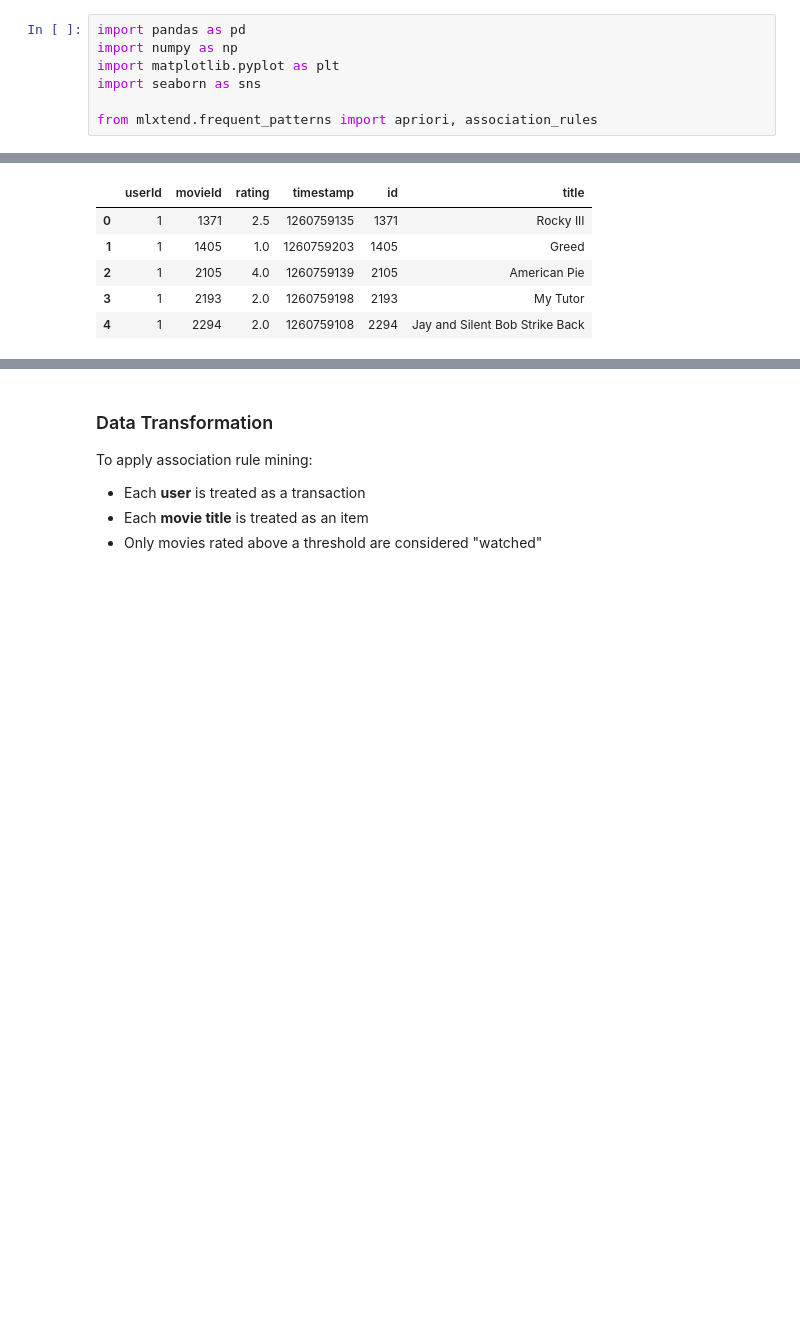
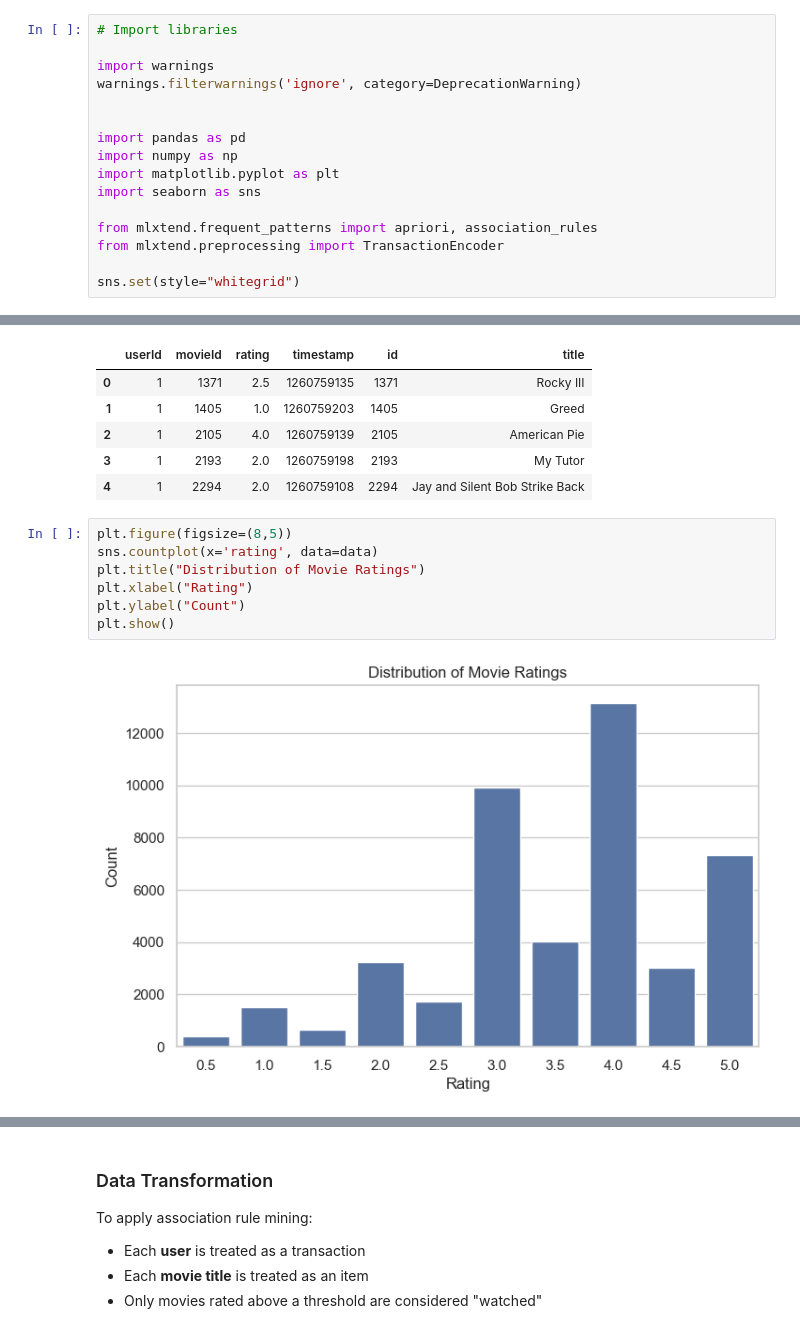
Before and after one commit to CyramaeM/CSC172-AssociationMining-MOCORRO, a Jupyter notebook: notebooks/association_rule_mining.ipynb, the cells around one changed output, grey strips where cells are left out. Cells and saved outputs as stored; diff of their text form; blank space fills up the shorter version.

```diff
--- a/notebooks/association_rule_mining.ipynb
+++ b/notebooks/association_rule_mining.ipynb
@@ -25,10 +48,19 @@ This section sets up the Python environment and required libraries.
 # %%
+# Import libraries
+
+import warnings
+warnings.filterwarnings('ignore', category=DeprecationWarning)
+
+
 import pandas as pd
 import numpy as np
 import matplotlib.pyplot as plt
 import seaborn as sns
 
 from mlxtend.frequent_patterns import apriori, association_rules
+from mlxtend.preprocessing import TransactionEncoder
+
+sns.set(style="whitegrid")
 # %% [markdown]
 ### Dataset Description
 
@@ -139,3 +171,12 @@ data.head()
 | 2 | 1 | 2105 | 4.0 | 1260759139 | 2105 | American Pie |
 | 3 | 1 | 2193 | 2.0 | 1260759198 | 2193 | My Tutor |
 | 4 | 1 | 2294 | 2.0 | 1260759108 | 2294 | Jay and Silent Bob Strike Back |
+# %%
+plt.figure(figsize=(8,5))
+sns.countplot(x='rating', data=data)
+plt.title("Distribution of Movie Ratings")
+plt.xlabel("Rating")
+plt.ylabel("Count")
+plt.show()
+# %% [output]
+[figure, added]
```
Also changed, not shown: parts of 14 cells of this notebook, 2 other files.
